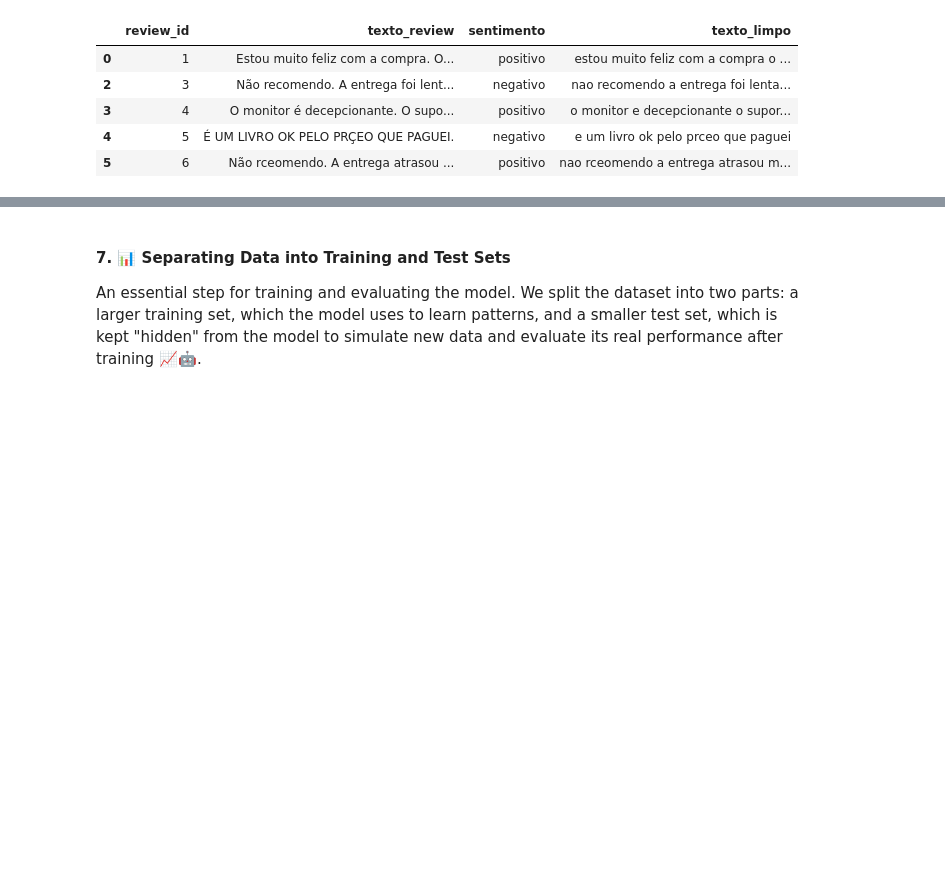
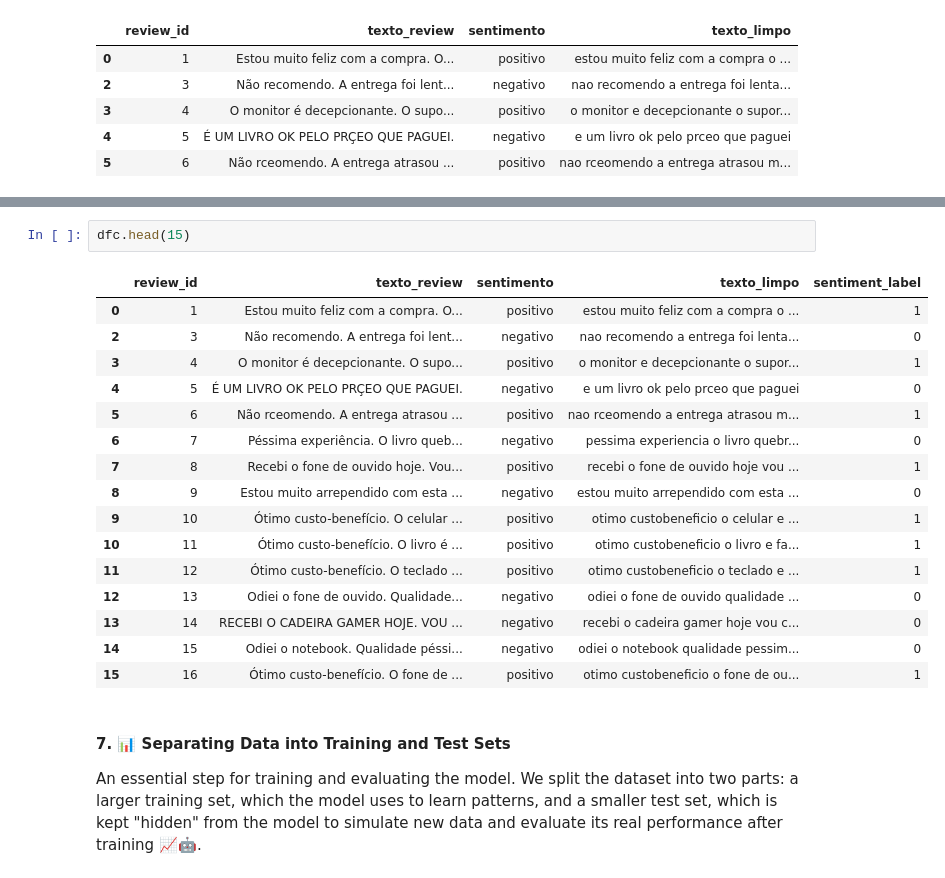
Before and after one commit to MaykInvest/Classification-model-for-sentiment-analysis, a Jupyter notebook: analysis.ipynb, the cells around one changed output, grey strips where cells are left out. Drawn from its saved outputs; the diff is of its cells as text; blank space fills up the shorter version.

```diff
--- a/analysis.ipynb
+++ b/analysis.ipynb
@@ -308,3 +308,22 @@ DataFrame after cleaning and mapping:
+# %%
+dfc.head(15)
+# %% [output]
+|  | review_id | texto_review | sentimento | texto_limpo | sentiment_label |
+| 0 | 1 | Estou muito feliz com a compra. O... | positivo | estou muito feliz com a compra o ... | 1 |
+| 2 | 3 | Não recomendo. A entrega foi lent... | negativo | nao recomendo a entrega foi lenta... | 0 |
+| 3 | 4 | O monitor é decepcionante. O supo... | positivo | o monitor e decepcionante o supor... | 1 |
+| 4 | 5 | É UM LIVRO OK PELO PRÇEO QUE PAGUEI. | negativo | e um livro ok pelo prceo que paguei | 0 |
+| 5 | 6 | Não rceomendo. A entrega atrasou ... | positivo | nao rceomendo a entrega atrasou m... | 1 |
+| 6 | 7 | Péssima experiência. O livro queb... | negativo | pessima experiencia o livro quebr... | 0 |
+| 7 | 8 | Recebi o fone de ouvido hoje. Vou... | positivo | recebi o fone de ouvido hoje vou ... | 1 |
+| 8 | 9 | Estou muito arrependido com esta ... | negativo | estou muito arrependido com esta ... | 0 |
+| 9 | 10 | Ótimo custo-benefício. O celular ... | positivo | otimo custobeneficio o celular e ... | 1 |
+| 10 | 11 | Ótimo custo-benefício. O livro é ... | positivo | otimo custobeneficio o livro e fa... | 1 |
+| 11 | 12 | Ótimo custo-benefício. O teclado ... | positivo | otimo custobeneficio o teclado e ... | 1 |
+| 12 | 13 | Odiei o fone de ouvido. Qualidade... | negativo | odiei o fone de ouvido qualidade ... | 0 |
+| 13 | 14 | RECEBI O CADEIRA GAMER HOJE. VOU ... | negativo | recebi o cadeira gamer hoje vou c... | 0 |
+| 14 | 15 | Odiei o notebook. Qualidade péssi... | negativo | odiei o notebook qualidade pessim... | 0 |
+| 15 | 16 | Ótimo custo-benefício. O fone de ... | positivo | otimo custobeneficio o fone de ou... | 1 |
 # %% [markdown]
 #### 7. 📊 Separating Data into Training and Test Sets
 
```
Also changed, not shown: parts of 6 cells of this notebook.
